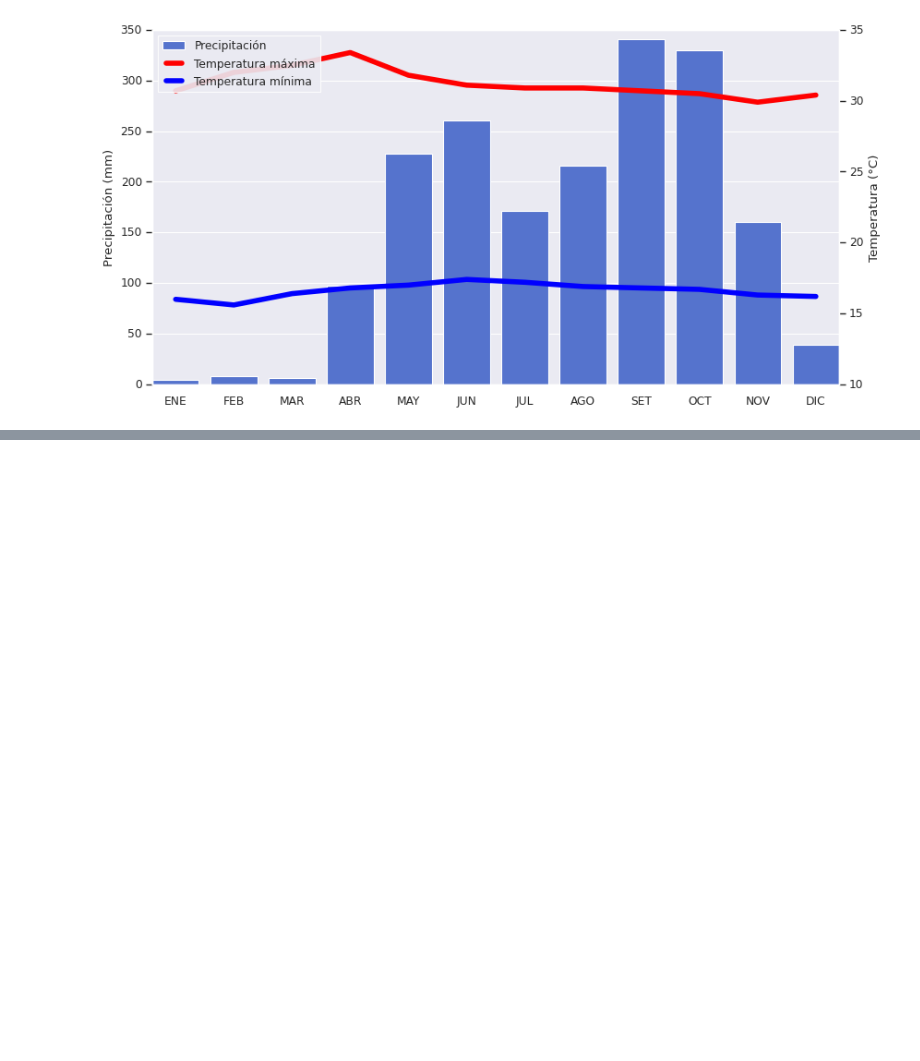
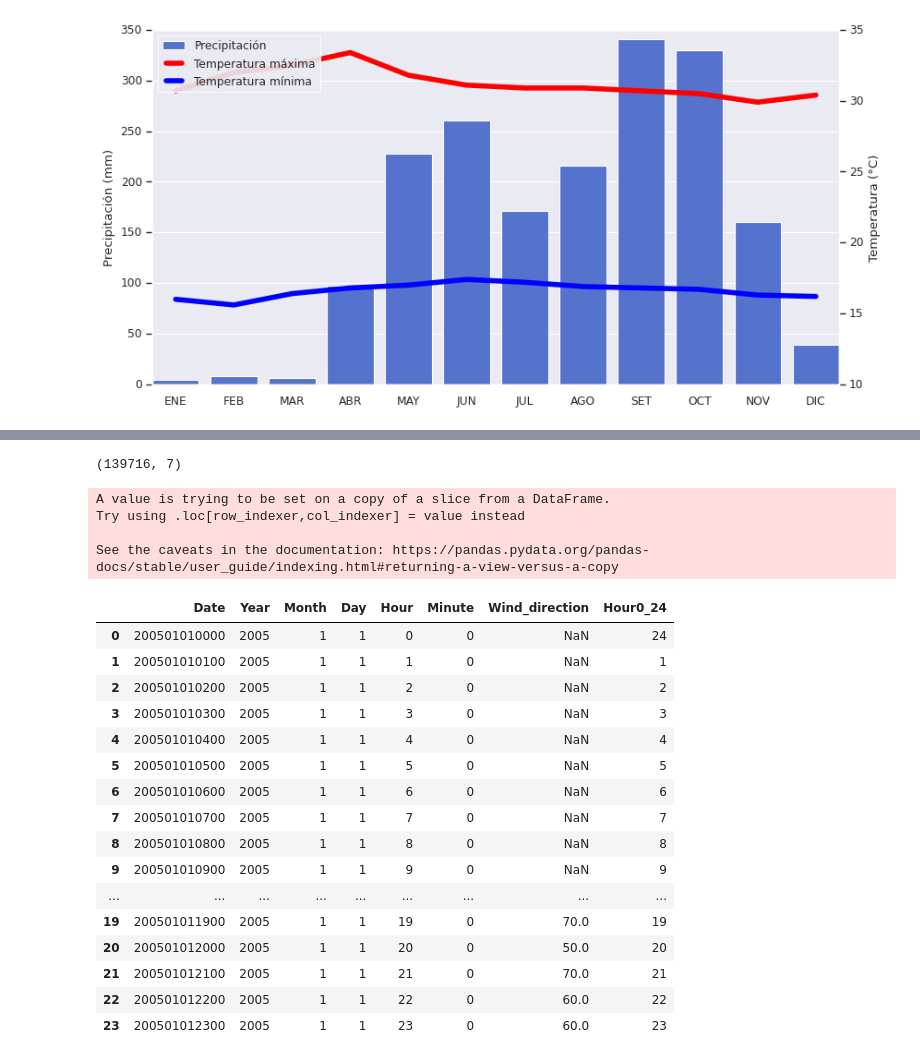
Before and after one commit to imn-climatologias-aeropuertos/climatologias-aeropuertos, a Jupyter notebook: clima.ipynb, the cells around one changed output, grey strips where cells are left out. Saved outputs shown, nothing was run; the diff lists cells and outputs as text; code cells hidden in the pictures; blank space fills up the shorter version.

```diff
--- a/clima.ipynb
+++ b/clima.ipynb
@@ -471,3 +470,6 @@ ax2.legend(handles=all_handles, loc="upper left", framealpha=0.9)
 fig.savefig("trash/climograma.png", format="png", dpi=600)
 # %% [output]
 [figure]
+# %%
+import pandas as pd
+data = pd.read_csv("data/mrpv/mrpv_metars.csv")
@@ -473,0 +486,4 @@ fig.savefig("trash/climograma.png", format="png", dpi=600)
+# %%
+columns = ["Date", "Year", "Month", "Day", "Hour", "Minute", "Wind_direction"]
+df = data[columns]
+df.head()
@@ -473,0 +497,4 @@ fig.savefig("trash/climograma.png", format="png", dpi=600)
+# %%
+df.shape
+# %% [output]
+(139716, 7)
@@ -473,0 +505,27 @@ fig.savefig("trash/climograma.png", format="png", dpi=600)
+# %%
+df["Hour0_24"] = df["Hour"].replace(0, 24)
+# %% [output]
+A value is trying to be set on a copy of a slice from a DataFrame.
+Try using .loc[row_indexer,col_indexer] = value instead
+
+See the caveats in the documentation: https://pandas.pydata.org/pandas-docs/stable/user_guide/indexing.html#returning-a-view-versus-a-copy
+# %%
+df.head(24)
+# %% [output]
+|  | Date | Year | Month | Day | Hour | Minute | Wind_direction | Hour0_24 |
+| 0 | 200501010000 | 2005 | 1 | 1 | 0 | 0 | NaN | 24 |
+| 1 | 200501010100 | 2005 | 1 | 1 | 1 | 0 | NaN | 1 |
+| 2 | 200501010200 | 2005 | 1 | 1 | 2 | 0 | NaN | 2 |
+| 3 | 200501010300 | 2005 | 1 | 1 | 3 | 0 | NaN | 3 |
+| 4 | 200501010400 | 2005 | 1 | 1 | 4 | 0 | NaN | 4 |
+| 5 | 200501010500 | 2005 | 1 | 1 | 5 | 0 | NaN | 5 |
+| 6 | 200501010600 | 2005 | 1 | 1 | 6 | 0 | NaN | 6 |
+| 7 | 200501010700 | 2005 | 1 | 1 | 7 | 0 | NaN | 7 |
+| 8 | 200501010800 | 2005 | 1 | 1 | 8 | 0 | NaN | 8 |
+| 9 | 200501010900 | 2005 | 1 | 1 | 9 | 0 | NaN | 9 |
+| ... | ... | ... | ... | ... | ... | ... | ... | ... |
+| 19 | 200501011900 | 2005 | 1 | 1 | 19 | 0 | 70.0 | 19 |
+| 20 | 200501012000 | 2005 | 1 | 1 | 20 | 0 | 50.0 | 20 |
+| 21 | 200501012100 | 2005 | 1 | 1 | 21 | 0 | 70.0 | 21 |
+| 22 | 200501012200 | 2005 | 1 | 1 | 22 | 0 | 60.0 | 22 |
+| 23 | 200501012300 | 2005 | 1 | 1 | 23 | 0 | 60.0 | 23 |
```
Also changed, not shown: parts of 19 cells of this notebook, 9 other files.
